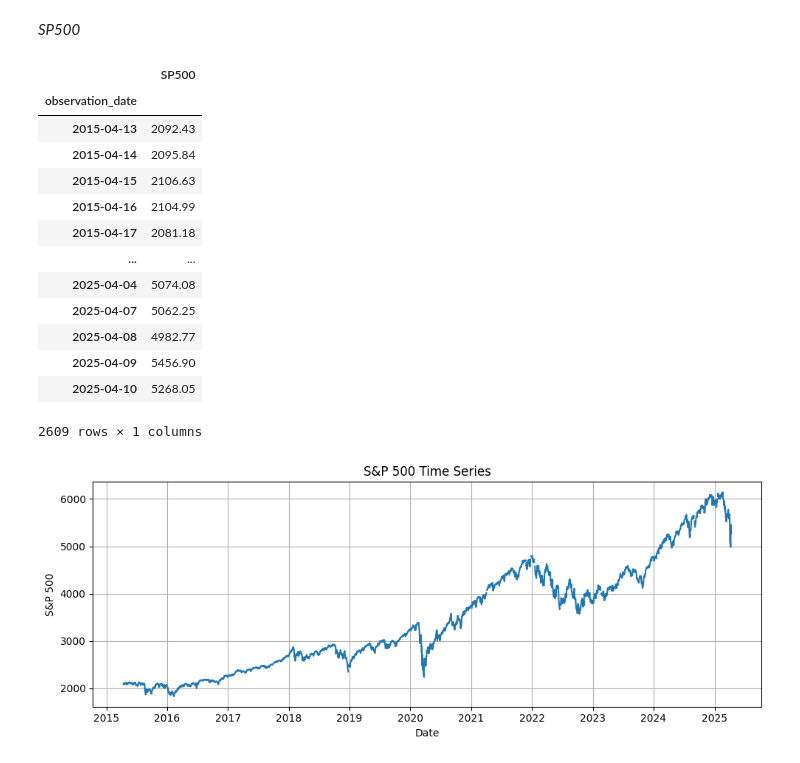
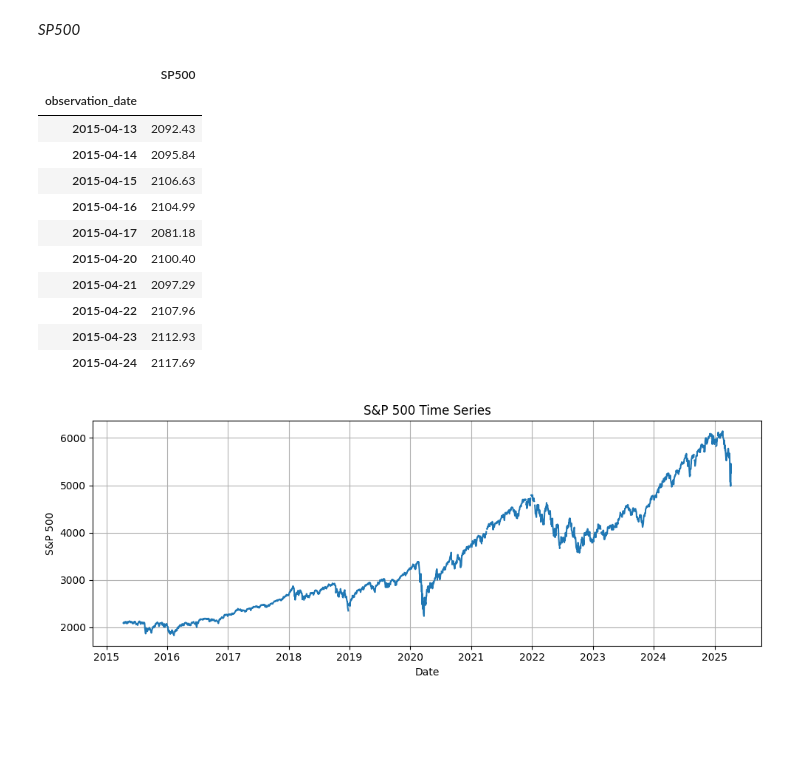
Before and after one commit to Bautz-Holter/sp500_fedfunds_payems, a Jupyter notebook: report.ipynb, the cells around one changed output. Saved outputs shown, nothing was run; the diff lists cells and outputs as text; code cells hidden in the pictures; blank space fills up the shorter version.

```diff
--- a/report.ipynb
+++ b/report.ipynb
@@ -104,24 +37,23 @@ All datasets are retrieved from the US Federal Reserve Economic Data (FRED)
 # %% [markdown]
 *SP500*
 # %%
-sp_500 = pd.read_csv('SP500.csv', sep=',')
-sp_500['observation_date'] = pd.to_datetime(sp_500['observation_date'])
-sp_500.set_index('observation_date', inplace=True)
+sp500 = pd.read_csv('SP500.csv', sep=',')
+sp500['observation_date'] = pd.to_datetime(sp500['observation_date'])
+sp500.set_index('observation_date', inplace=True)
 # %%
-sp_500
+# Preview of data
+sp500.head(10)
 # %% [output]
 |  | SP500 |
 | observation_date |  |
 | 2015-04-13 | 2092.43 |
 | 2015-04-14 | 2095.84 |
 | 2015-04-15 | 2106.63 |
 | 2015-04-16 | 2104.99 |
 | 2015-04-17 | 2081.18 |
-| ... | ... |
-| 2025-04-04 | 5074.08 |
-| 2025-04-07 | 5062.25 |
-| 2025-04-08 | 4982.77 |
-| 2025-04-09 | 5456.90 |
-| 2025-04-10 | 5268.05 |
+| 2015-04-20 | 2100.40 |
+| 2015-04-21 | 2097.29 |
+| 2015-04-22 | 2107.96 |
+| 2015-04-23 | 2112.93 |
+| 2015-04-24 | 2117.69 |
-2609 rows × 1 columns
 # %%
```
Also changed, not shown: parts of 39 cells of this notebook.
